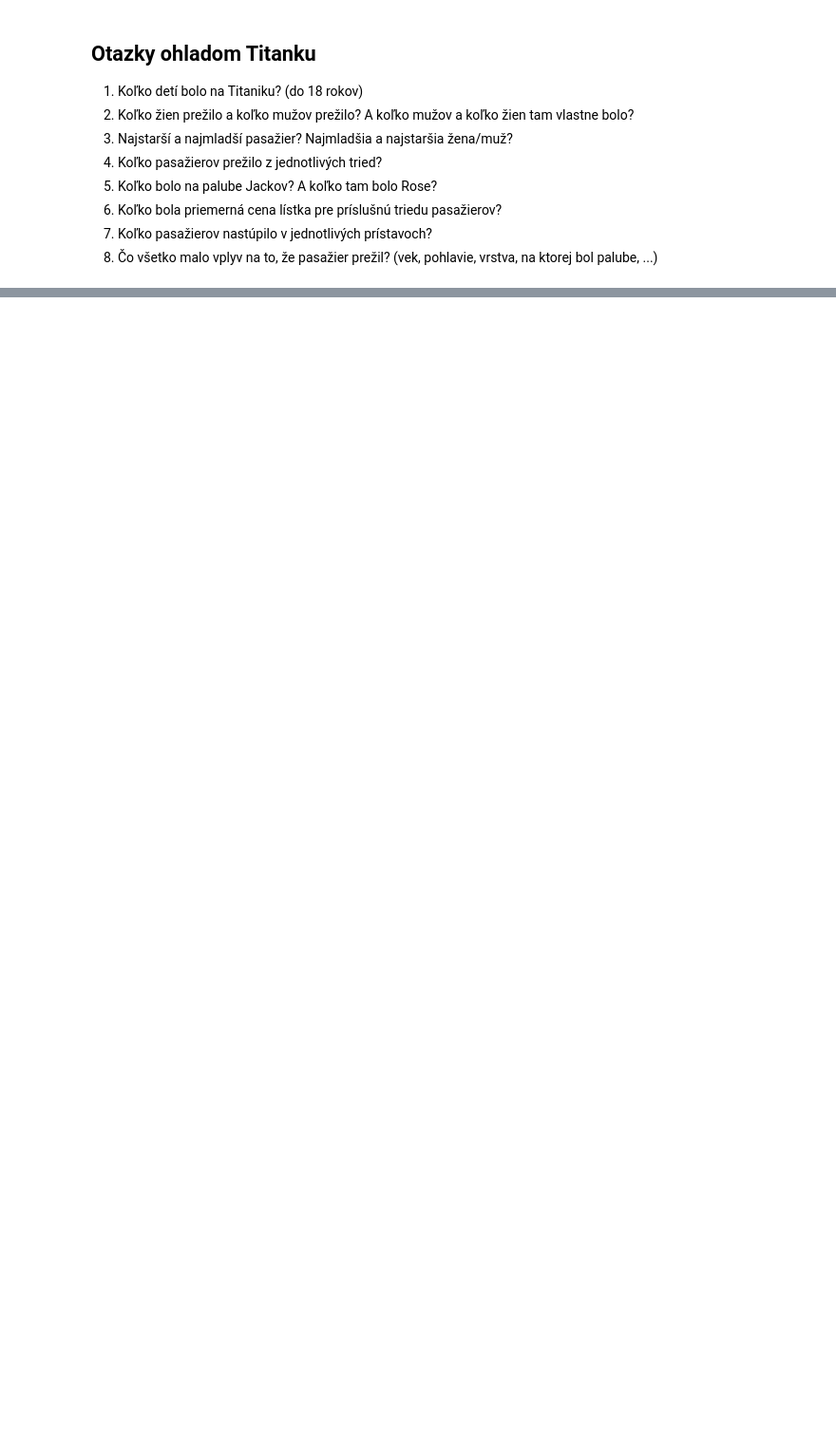
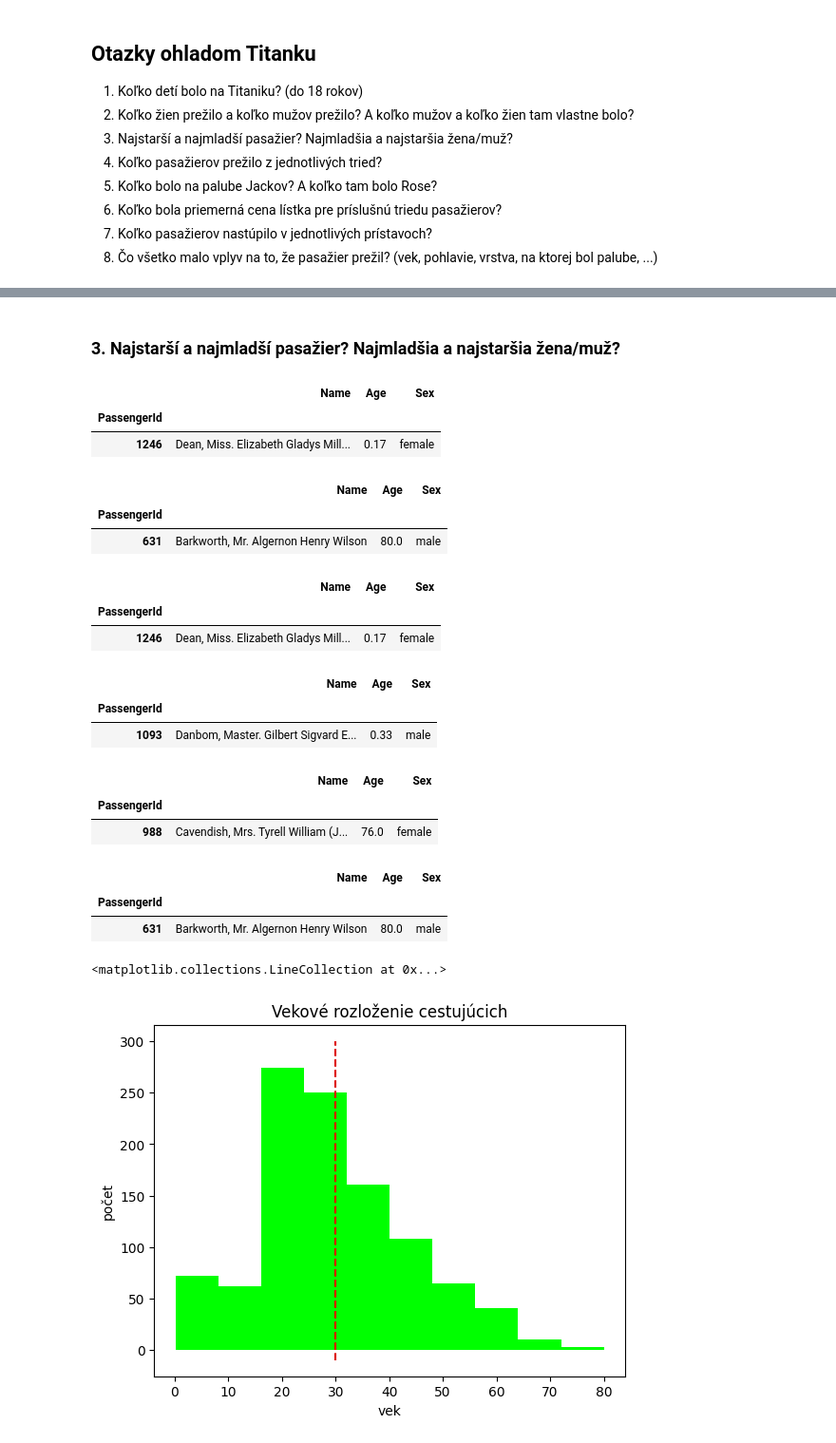
Before and after one commit to bletvaska/pandas-101, a Jupyter notebook: titanic.disaster.ipynb, the cells around one changed output, grey strips where cells are left out. Shown at 95% size. Cells and saved outputs as stored; diff of their text form; code cells hidden in the pictures; blank space fills up the shorter version.

```diff
--- a/titanic.disaster.ipynb
+++ b/titanic.disaster.ipynb
@@ -133,0 +155,2 @@ memory usage: 175.5+ KB
+# %% [markdown]
+### 3. Najstarší a najmladší pasažier? Najmladšia a najstaršia žena/muž?
@@ -133,0 +161,54 @@ memory usage: 175.5+ KB
+# %%
+# najmladsi pasazier
+df.loc[ filter_min_age, ('Name', 'Age', 'Sex') ]
+# %% [output]
+|  | Name | Age | Sex |
+| PassengerId |  |  |  |
+| 1246 | Dean, Miss. Elizabeth Gladys Mill... | 0.17 | female |
+# %%
+# najtarsi pasazier
+df.loc [ filter_max_age, ('Name', 'Age', 'Sex') ]
+# %% [output]
+|  | Name | Age | Sex |
+| PassengerId |  |  |  |
+| 631 | Barkworth, Mr. Algernon Henry Wilson | 80.0 | male |
+# %%
+# najmladsia zena
+df.loc[ ~filter_is_male, ('Name', 'Age', 'Sex') ].nsmallest(1, 'Age')
+# %% [output]
+|  | Name | Age | Sex |
+| PassengerId |  |  |  |
+| 1246 | Dean, Miss. Elizabeth Gladys Mill... | 0.17 | female |
+# %%
+# najmladsi muz
+df.loc[ filter_is_male, ('Name', 'Age', 'Sex') ].nsmallest(1, 'Age')
+# %% [output]
+|  | Name | Age | Sex |
+| PassengerId |  |  |  |
+| 1093 | Danbom, Master. Gilbert Sigvard E... | 0.33 | male |
+# %%
+# najstarsia zena
+df.loc[ ~filter_is_male, ('Name', 'Age', 'Sex') ].nlargest(1, 'Age')
+# %% [output]
+|  | Name | Age | Sex |
+| PassengerId |  |  |  |
+| 988 | Cavendish, Mrs. Tyrell William (J... | 76.0 | female |
+# %%
+# najstarsi muz
+df.loc[ filter_is_male, ('Name', 'Age', 'Sex') ].nlargest(1, 'Age')
+# %% [output]
+|  | Name | Age | Sex |
+| PassengerId |  |  |  |
+| 631 | Barkworth, Mr. Algernon Henry Wilson | 80.0 | male |
+# %%
+avg_age = df['Age'].mean()
+df['Age'].plot(
+    kind='hist',
+    title='Vekové rozloženie cestujúcich',
+    ylabel='počet',
+    xlabel='vek',
+    color='#00ff00'
+).vlines(avg_age, -10, 300, colors='#dd0000', linestyles='dashed')
+# %% [output]
+<matplotlib.collections.LineCollection at 0x...>
+[figure, added]
```
Also changed, not shown: parts of 33 cells of this notebook, 1 other file.
